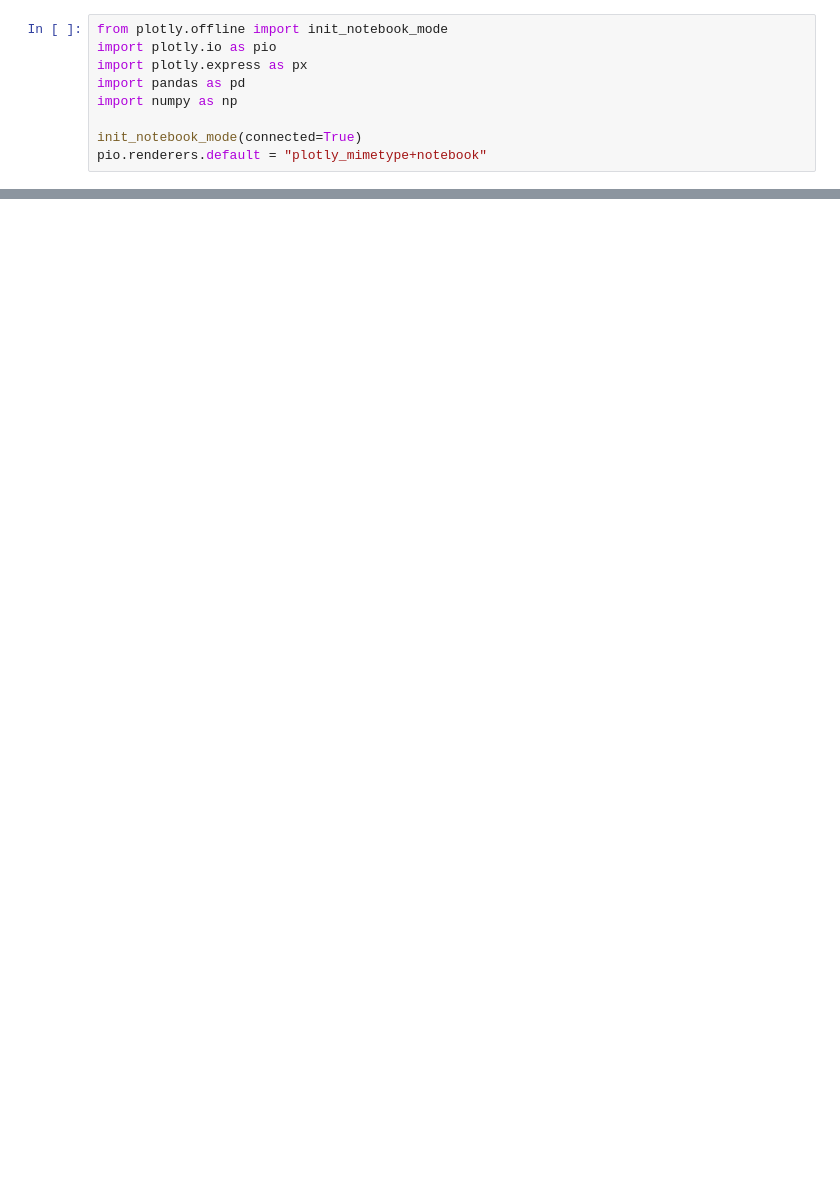
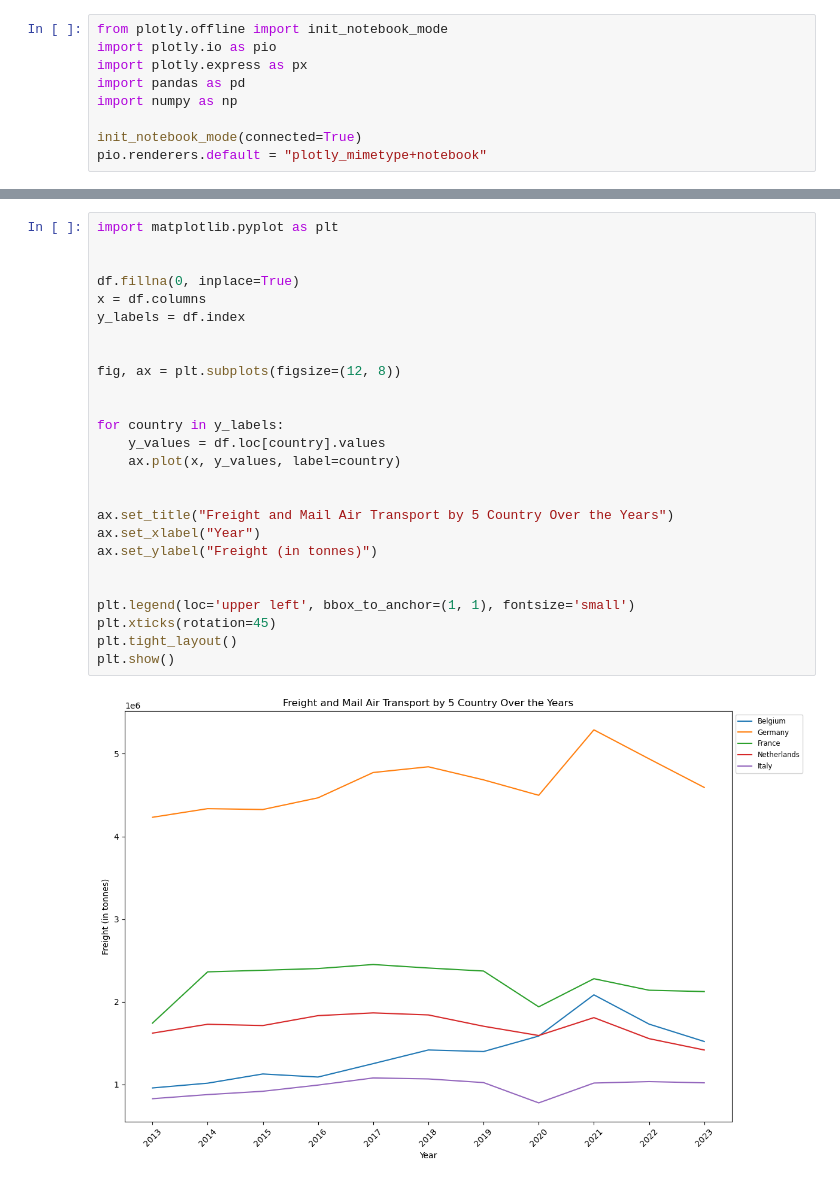
Before and after one commit to YJLinatTILTUD/TIL6022Group8, a Jupyter notebook: group assignment.ipynb, the cells around one changed output, grey strips where cells are left out. Cells and saved outputs as stored; diff of their text form; blank space fills up the shorter version.

```diff
--- a/group assignment.ipynb
+++ b/group assignment.ipynb
@@ -86,0 +119,28 @@ plt.show()
+# %%
+import matplotlib.pyplot as plt
+
+
+df.fillna(0, inplace=True)
+x = df.columns
+y_labels = df.index
+
+
+fig, ax = plt.subplots(figsize=(12, 8))
+
+
+for country in y_labels:
+    y_values = df.loc[country].values
+    ax.plot(x, y_values, label=country)
+
+
+ax.set_title("Freight and Mail Air Transport by 5 Country Over the Years")
+ax.set_xlabel("Year")
+ax.set_ylabel("Freight (in tonnes)")
+
+
+plt.legend(loc='upper left', bbox_to_anchor=(1, 1), fontsize='small')
+plt.xticks(rotation=45)
+plt.tight_layout()
+plt.show()
+# %% [output]
+[figure, added]
```
Also changed, not shown: parts of 9 cells of this notebook.
